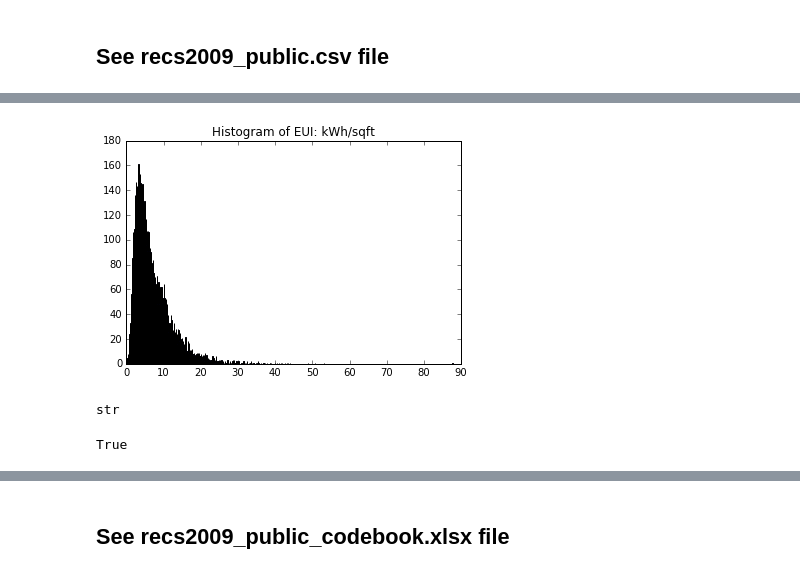
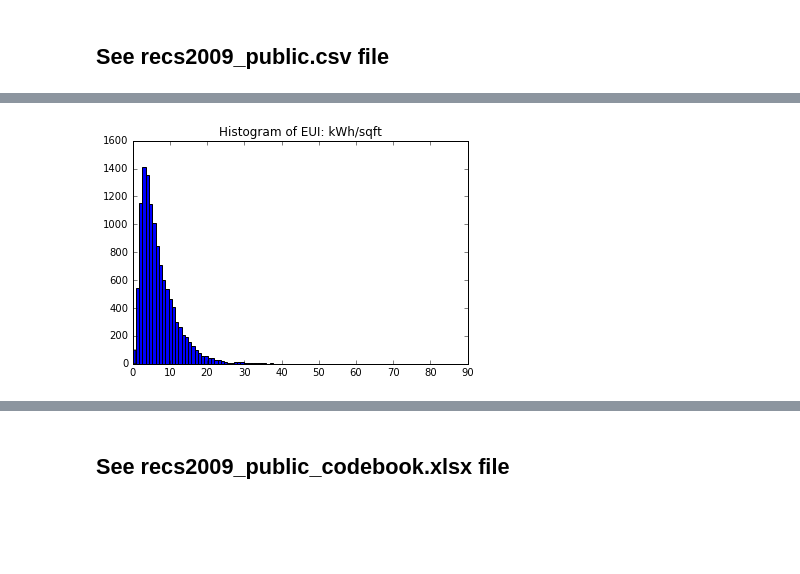
Before and after one commit to mohi7621/Springboard, a Jupyter notebook: capstone/Initial-Examination.ipynb, the cells around one changed output, grey strips where cells are left out. Cells and saved outputs as stored; diff of their text form; code cells hidden in the pictures; blank space fills up the shorter version.

Commit message:
further exploration of data set

```diff
--- a/capstone/Initial-Examination.ipynb
+++ b/capstone/Initial-Examination.ipynb
@@ -38,5 +41,7 @@ rp.head()
 # %%
+# Calculate EUI and tack on calculated column at the end of data set
 kwh = rp['KWH']
 sqft = rp['TOTSQFT_EN']
 eui = kwh/sqft
-rp['eui']=eui
+rp['EUI']=eui
+rp.head()
@@ -43,15 +56,7 @@ rp['eui']=eui
 # %%
-plt.hist(rp.eui,bins = 1000)
+# See the distribution of EUI
+plt.hist(rp.EUI,bins = 100)
 plt.title("Histogram of EUI: kWh/sqft")
 plt.show()
 # %% [output]
-[figure, old version]
+[figure, new version]
-# %%
-a = 'sst'
-type(a)
-# %% [output]
-str
-# %%
-type(a) == str
-# %% [output]
-True
```
Also changed, not shown: parts of 32 cells of this notebook, 2 other files.
